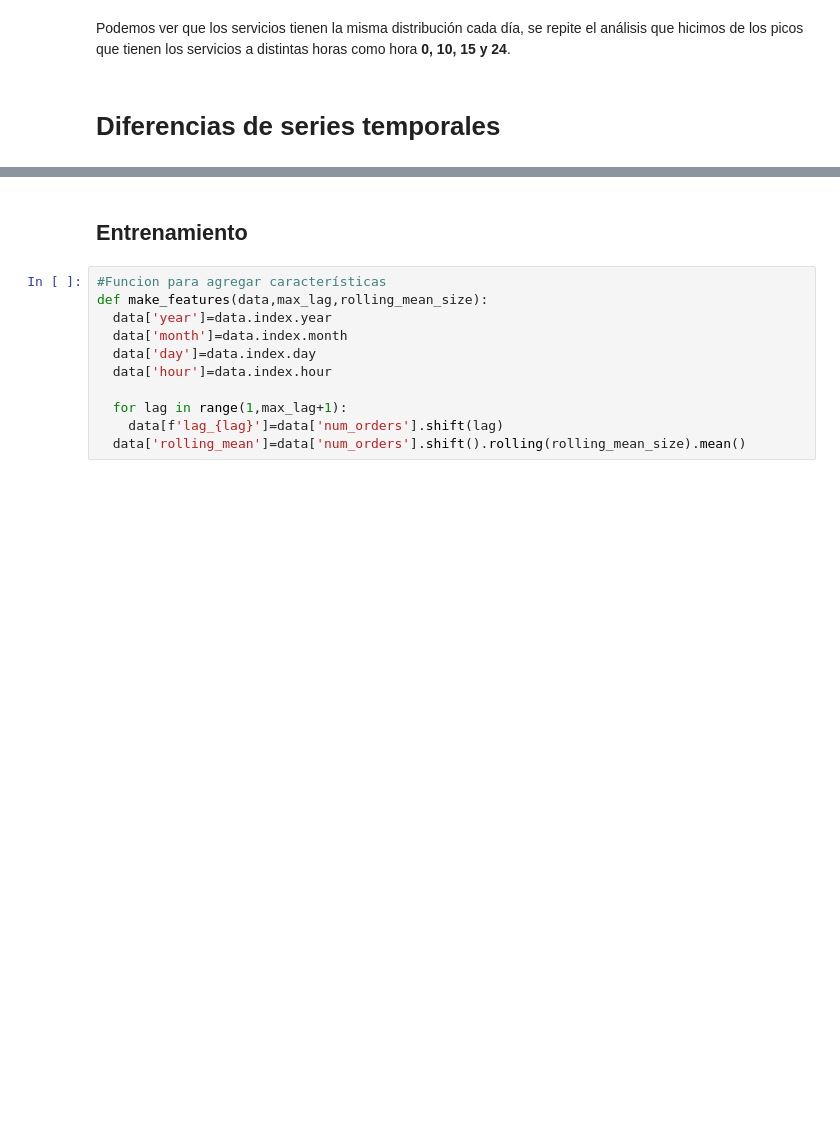
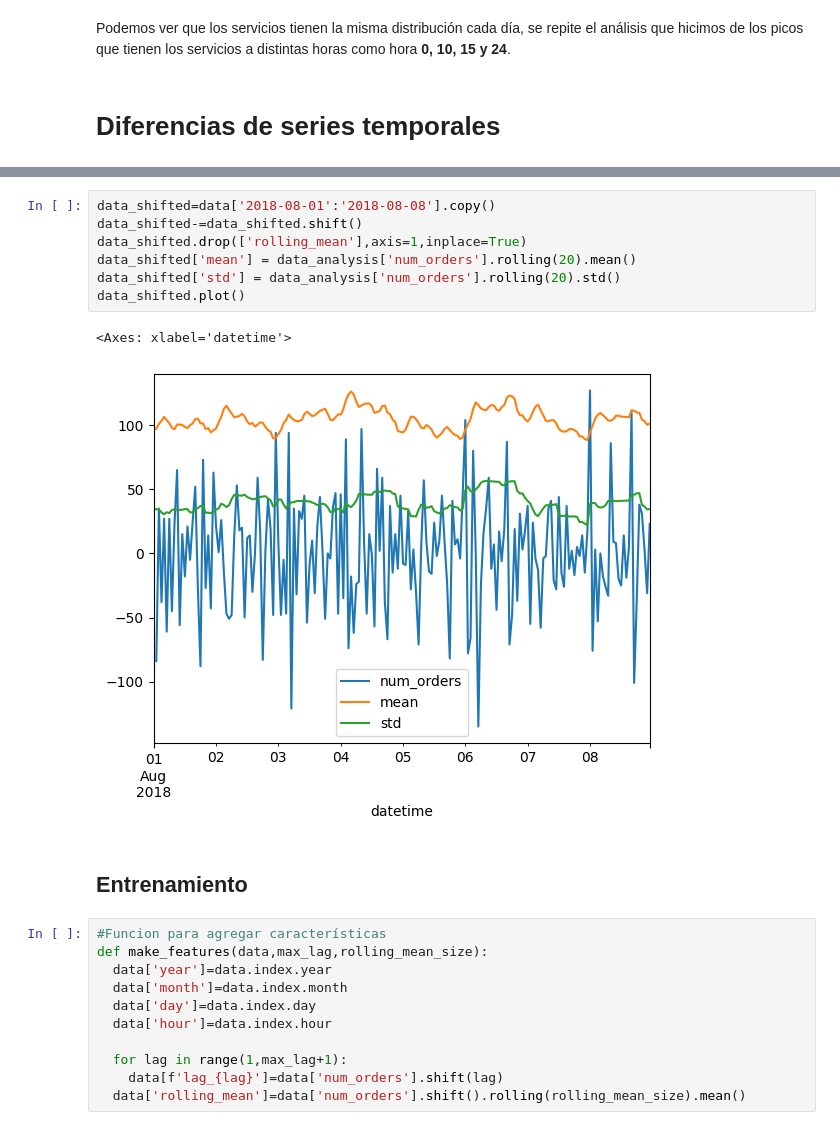
Before and after one commit to santicar1809/taxi_service, a Jupyter notebook: code_13.ipynb, the cells around one changed output, grey strips where cells are left out. Cells and saved outputs as stored; diff of their text form; blank space fills up the shorter version.

```diff
--- a/code_13.ipynb
+++ b/code_13.ipynb
@@ -221,3 +221,13 @@ data_shifted.plot()
+# %%
+data_shifted=data['2018-08-01':'2018-08-08'].copy()
+data_shifted-=data_shifted.shift()
+data_shifted.drop(['rolling_mean'],axis=1,inplace=True)
+data_shifted['mean'] = data_analysis['num_orders'].rolling(20).mean()
+data_shifted['std'] = data_analysis['num_orders'].rolling(20).std()
+data_shifted.plot()
+# %% [output]
+<Axes: xlabel='datetime'>
+[figure, added]
 # %% [markdown]
 ## Entrenamiento
 # %%
```
Also changed, not shown: parts of 4 cells of this notebook, 9 other files.
